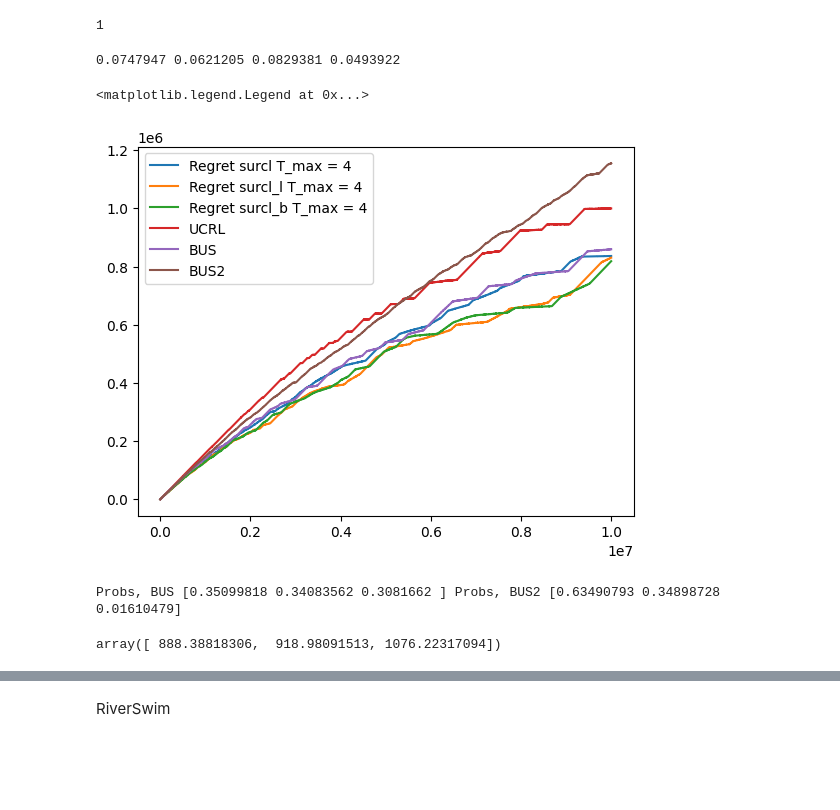
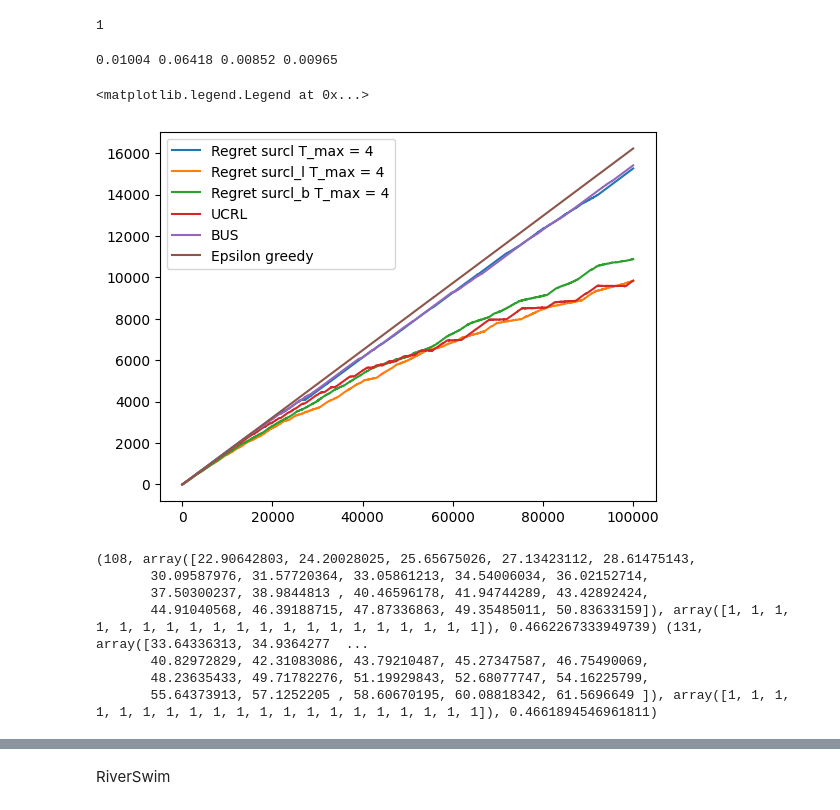
Before and after one commit to Asbjoern00/Bachelor_code, a Jupyter notebook: experiments.ipynb, the cells around one changed output, grey strips where cells are left out. Cells and saved outputs as stored; diff of their text form; code cells hidden in the pictures; blank space fills up the shorter version.

Commit message:
Epsilon greedy algorithm

```diff
--- a/experiments.ipynb
+++ b/experiments.ipynb
@@ -24,7 +24,7 @@ GridWorld
 
 env_smdp = gw.grid_world(nS=36, T_max=4)
 env_ucrl = gw.grid_world(nS=36, T_max=1)
-ucrl_naive = ucrl.UCRL2(nS=36, nA = 4, delta = 0.05)
+ucrl_naive = ucrl.UCRL2_L(nS=36, nA = 4, delta = 0.05/4)
 smdp_ucrl = ucrlS.UCRL_SMDP(nS = 36, nA = 4, delta = 0.05, b_r=1,b_tau=1,sigma_r=None, sigma_tau=None, r_max=1,tau_min=1, tau_max=None, T_max = 4,imprv=0)
 # propose new confidence sets.
 smdp_ucrl_l = ucrlS.UCRL_SMDP(nS = 36, nA = 4, delta = 0.05/6, b_r=1,b_tau=1,sigma_r=None, sigma_tau=None, r_max=1,tau_min=1, tau_max=None, T_max = 4,imprv=1)
@@ -33,7 +33,8 @@ smdp_ucrl_b = ucrlS.UCRL_SMDP(nS = 36, nA = 4, delta = 0.05/6, b_r=1,b_tau=1,sig
 
 Bus_ucrl = ucrlS.BUS(nS = 36, nA = 4, delta = 0.05, b_r=1,b_tau=1,sigma_r=None, sigma_tau=None, r_max=1,tau_min=1, tau_max=None, T_max_grid = np.array([2,4,6]),imprv=0)
 Bus2_ucrl = ucrlS.BUS2(nS = 36, nA = 4, delta = 0.05, b_r=1,b_tau=1,r_max=1,tau_min=1, T_max_grid = np.array([2,4,6]),imprv=0)
-Bus3_ucrl = ucrlS.BUS2(nS = 36, nA = 4, delta = 0.05, b_r=1,b_tau=1,r_max=1,tau_min=1, T_max_grid = np.array([2,4,6]),imprv=0)
+
+epsilon_smdp = egreed.GREEDY(nS = 36, nA = 4)
 
 
 _,_,_,gstar = utils.VI(env_ucrl)
@@ -41,14 +42,14 @@ print(smdp_ucrl.b_r)
 # %% [output]
 1
 # %%
-reward_ucrl,tau_ucrl = utils.run_experiment(env_ucrl, ucrl_naive, T = 10**7)
-reward_sucrl,tau_sucrl = utils.run_experiment(env_smdp, smdp_ucrl, T = 10**7)
-reward_sucrl_l,tau_sucrl_l = utils.run_experiment(env_smdp, smdp_ucrl_l, T = 10**7)
-reward_sucrl_b,tau_sucrl_b = utils.run_experiment(env_smdp, smdp_ucrl_b, T = 10**7)
+reward_ucrl,tau_ucrl = utils.run_experiment(env_ucrl, ucrl_naive, T = 10**5)
+reward_sucrl,tau_sucrl = utils.run_experiment(env_smdp, smdp_ucrl, T = 10**5)
+reward_sucrl_l,tau_sucrl_l = utils.run_experiment(env_smdp, smdp_ucrl_l, T = 10**5)
+reward_sucrl_b,tau_sucrl_b = utils.run_experiment(env_smdp, smdp_ucrl_b, T = 10**5)
 # %%
-reward_bus,tau_bus = utils.run_experiment(env_smdp, Bus_ucrl, T = 10**7)
+reward_bus,tau_bus = utils.run_experiment(env_smdp, Bus_ucrl, T = 10**5)
 
-reward_bus2,tau_bus2 = utils.run_experiment(env_smdp, Bus2_ucrl, T = 10**7)
+reward_bus2,tau_bus2 = utils.run_experiment(env_smdp, Bus2_ucrl, T = 10**5)
 # %%
 print(np.mean(reward_sucrl),
 np.mean(reward_ucrl),
@@ -56,7 +57,7 @@ np.mean(reward_bus),
 np.mean(reward_bus2)
 )
 # %% [output]
-0.0747947 0.0621205 0.0829381 0.0493922
+0.01004 0.06418 0.00852 0.00965
 # %%
 regret_ucrl = utils.calc_regret(reward=reward_ucrl, tau = tau_ucrl, optimal_gain=gstar)
 regret_sucrl = utils.calc_regret(reward=reward_sucrl, tau = tau_sucrl, optimal_gain=gstar)
@@ -68,21 +68,52 @@ regrets_bus2 = utils.calc_regret(reward=reward_bus2, tau = tau_bus2, optimal_gai
+# %%
+reward_eps,tau_eps = utils.run_experiment(env_smdp, epsilon_smdp, T = 10**5)
+regrets_eps = utils.calc_regret(reward=reward_eps, tau = tau_eps, optimal_gain=gstar)
 # %%
 plt.plot(regret_sucrl, label = "Regret surcl T_max = 4")
 plt.plot(regret_sucrl_l, label = "Regret surcl_l T_max = 4")
 plt.plot(regret_sucrl_b, label = "Regret surcl_b T_max = 4")
 
 
 
 plt.plot(regret_ucrl, label = "UCRL")
 plt.plot(regrets_bus, label = "BUS")
 
-plt.plot(regrets_bus2, label = "BUS2")
+plt.plot(regrets_eps, label = "Epsilon greedy")
+
 plt.legend()
 # %% [output]
 <matplotlib.legend.Legend at 0x...>
-[figure, old version]
+[figure, new version]
-# %%
-print("Probs, BUS",Bus_ucrl.current_sample_prop , "Probs, BUS2", Bus2_ucrl.current_sample_prop)
-Bus2_ucrl.loss_grid
-# %% [output]
-Probs, BUS [0.35099818 0.34083562 0.3081662 ] Probs, BUS2 [0.63490793 0.34898728 0.01610479]
-array([ 888.38818306,  918.98091513, 1076.22317094])
+# %%
+# Sanity check
+
+env_ucrl = rs.riverswim(nS=20, T_max=1)
+ucrl_naive = ucrl.UCRL2_L(nS=20, nA = 2, delta = 0.05/4)
+
+env_smdp1 = rs.riverswim(nS=20, T_max=1)
+smdp_ucrl1 = ucrlS.UCRL_SMDP(nS = 20, nA = 2, delta = 0.05, b_r=1,b_tau=1,sigma_r=None, sigma_tau=None, r_max=1,tau_min=1, tau_max=None, T_max = 1,imprv=0)
+
+env_smdp2 = rs.riverswim(nS=20, T_max=2)
+smdp_ucrl2 = ucrlS.UCRL_SMDP(nS = 20, nA = 2, delta = 0.05, b_r=1,b_tau=1,sigma_r=None, sigma_tau=None, r_max=1,tau_min=1, tau_max=None, T_max = 2,imprv=0)
+
+env_smdp3 = rs.riverswim(nS=20, T_max=3)
+smdp_ucrl3 = ucrlS.UCRL_SMDP(nS = 20, nA = 2, delta = 0.05, b_r=1,b_tau=1,sigma_r=None, sigma_tau=None, r_max=1,tau_min=1, tau_max=None, T_max = 3,imprv=0)
+
+env_smdp4 = rs.riverswim(nS=20, T_max=4)
+smdp_ucrl4 = ucrlS.UCRL_SMDP(nS = 20, nA = 2, delta = 0.05, b_r=1,b_tau=1,sigma_r=None, sigma_tau=None, r_max=1,tau_min=1, tau_max=None, T_max = 4,imprv=0)
+
+env_smdp5 = rs.riverswim(nS=20, T_max=5)
+smdp_ucrl5 = ucrlS.UCRL_SMDP(nS = 20, nA = 2, delta = 0.05, b_r=1,b_tau=1,sigma_r=None, sigma_tau=None, r_max=1,tau_min=1, tau_max=None, T_max = 5,imprv=0)
+
+env_smdp6 = rs.riverswim(nS=20, T_max=6)
+smdp_ucrl6 = ucrlS.UCRL_SMDP(nS = 20, nA = 2, delta = 0.05, b_r=1,b_tau=1,sigma_r=None, sigma_tau=None, r_max=1,tau_min=1, tau_max=None, T_max = 6,imprv=0)
+
+_,_,_,gstar = utils.VI(env_ucrl)
+# %% [output]
+(108, array([22.90642803, 24.20028025, 25.65675026, 27.13423112, 28.61475143,
+       30.09587976, 31.57720364, 33.05861213, 34.54006034, 36.02152714,
+       37.50300237, 38.9844813 , 40.46596178, 41.94744289, 43.42892424,
+       44.91040568, 46.39188715, 47.87336863, 49.35485011, 50.83633159]), array([1, 1, 1, 1, 1, 1, 1, 1, 1, 1, 1, 1, 1, 1, 1, 1, 1, 1, 1, 1]), 0.4662267333949739) (131, array([33.64336313, 34.9364277  ...
+       40.82972829, 42.31083086, 43.79210487, 45.27347587, 46.75490069,
+       48.23635433, 49.71782276, 51.19929843, 52.68077747, 54.16225799,
+       55.64373913, 57.1252205 , 58.60670195, 60.08818342, 61.5696649 ]), array([1, 1, 1, 1, 1, 1, 1, 1, 1, 1, 1, 1, 1, 1, 1, 1, 1, 1, 1, 1]), 0.4661894546961811)
```
Also changed, not shown: parts of 14 cells of this notebook, 2 other files.
